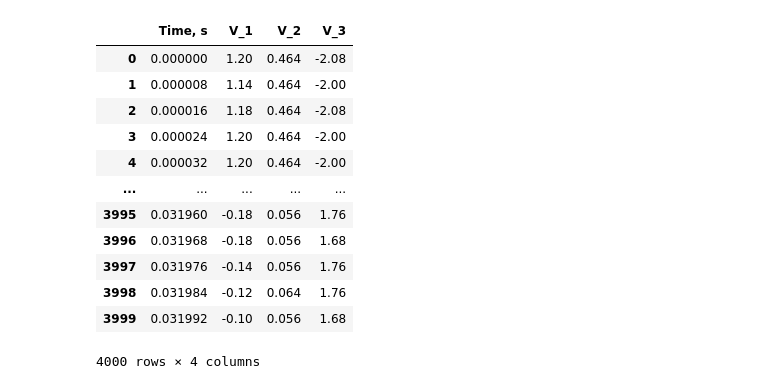
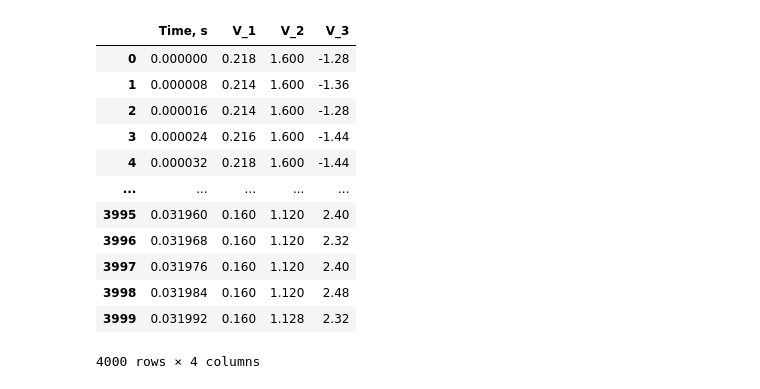
Before and after one commit to RedBrean/term2, a Jupyter notebook: term5/labs/rb/rb.ipynb, the cells around one changed output. Cells and saved outputs as stored; diff of their text form; code cells hidden in the pictures.

```diff
--- a/term5/labs/rb/rb.ipynb
+++ b/term5/labs/rb/rb.ipynb
@@ -372,49 +350,49 @@ plt.plot(data["Time [s]"], data["CH1 [V]"])
 # %%
-raw_data = open("data_raw.txt", "r")
+raw_data = open("data41ma_new.txt", "r")
 while True:
     line = raw_data.readline()
     if not line:
         break
     if line.startswith("#CHANNEL"):
         output_file = open("data_parced_{}".format(line.split(":")[1][:-1]),"w+")
         size_line = raw_data.readline()
         size = int(size_line.strip().split('=')[1])
         header_line = raw_data.readline()
         output_file.write(header_line)
         for i in range(size):
             output_file.write(raw_data.readline())
         output_file.close()
 
 # Close the output_file if it is still open
 try:
     output_file.close()
 except Exception:
     pass
 
 raw_data.close()
 data_1 = pd.read_csv("data_parced_CH1")
 data_2 = pd.read_csv("data_parced_CH2")
 data_3 = pd.read_csv("data_parced_CH3")
 
 data = pd.DataFrame()
 data["Time, s"] = data_1["Time(s)"]
 data["V_1"] = data_1["Volt(V)"]
 data["V_2"] = data_2["Volt(V)"]
 data["V_3"] = data_3["Volt(V)"]
 data
 # %% [output]
 |  | Time, s | V_1 | V_2 | V_3 |
-| 0 | 0.000000 | 1.20 | 0.464 | -2.08 |
-| 1 | 0.000008 | 1.14 | 0.464 | -2.00 |
-| 2 | 0.000016 | 1.18 | 0.464 | -2.08 |
-| 3 | 0.000024 | 1.20 | 0.464 | -2.00 |
-| 4 | 0.000032 | 1.20 | 0.464 | -2.00 |
+| 0 | 0.000000 | 0.218 | 1.600 | -1.28 |
+| 1 | 0.000008 | 0.214 | 1.600 | -1.36 |
+| 2 | 0.000016 | 0.214 | 1.600 | -1.28 |
+| 3 | 0.000024 | 0.216 | 1.600 | -1.44 |
+| 4 | 0.000032 | 0.218 | 1.600 | -1.44 |
 | ... | ... | ... | ... | ... |
-| 3995 | 0.031960 | -0.18 | 0.056 | 1.76 |
-| 3996 | 0.031968 | -0.18 | 0.056 | 1.68 |
-| 3997 | 0.031976 | -0.14 | 0.056 | 1.76 |
-| 3998 | 0.031984 | -0.12 | 0.064 | 1.76 |
-| 3999 | 0.031992 | -0.10 | 0.056 | 1.68 |
+| 3995 | 0.031960 | 0.160 | 1.120 | 2.40 |
+| 3996 | 0.031968 | 0.160 | 1.120 | 2.32 |
+| 3997 | 0.031976 | 0.160 | 1.120 | 2.40 |
+| 3998 | 0.031984 | 0.160 | 1.120 | 2.48 |
+| 3999 | 0.031992 | 0.160 | 1.128 | 2.32 |
 4000 rows × 4 columns
 # %%
 plt.plot(data["Time, s"], data["V_1"])
```
Also changed, not shown: parts of 3 cells of this notebook, 5 other files.
